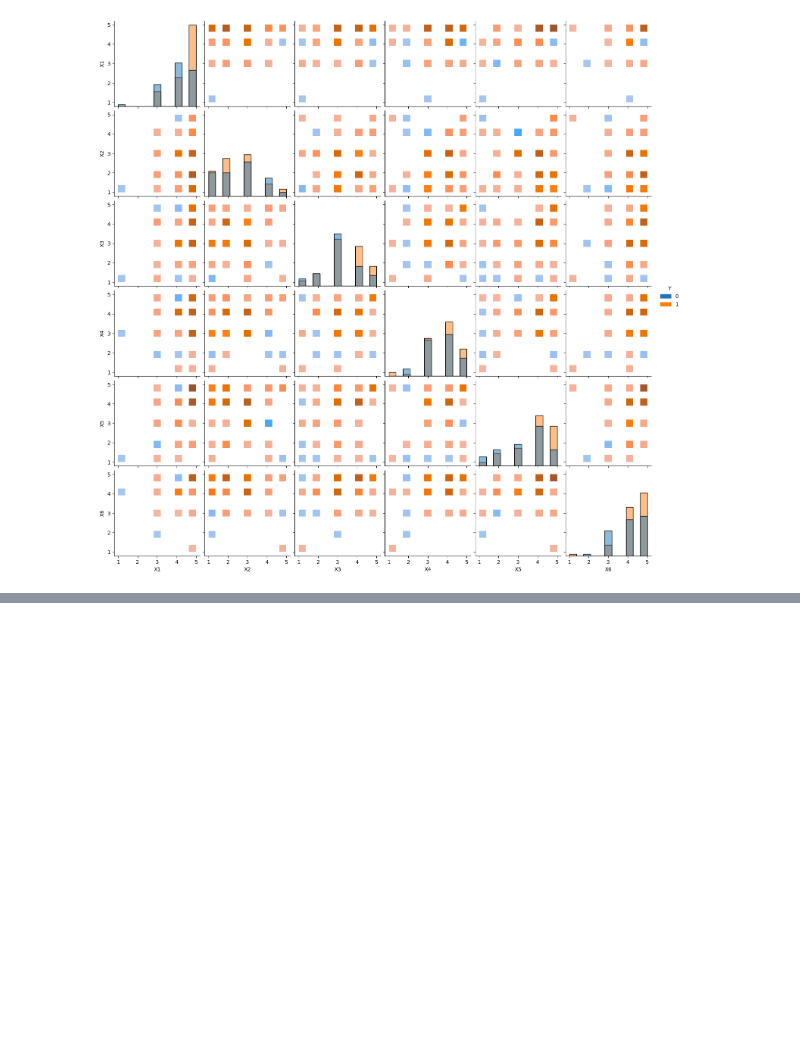
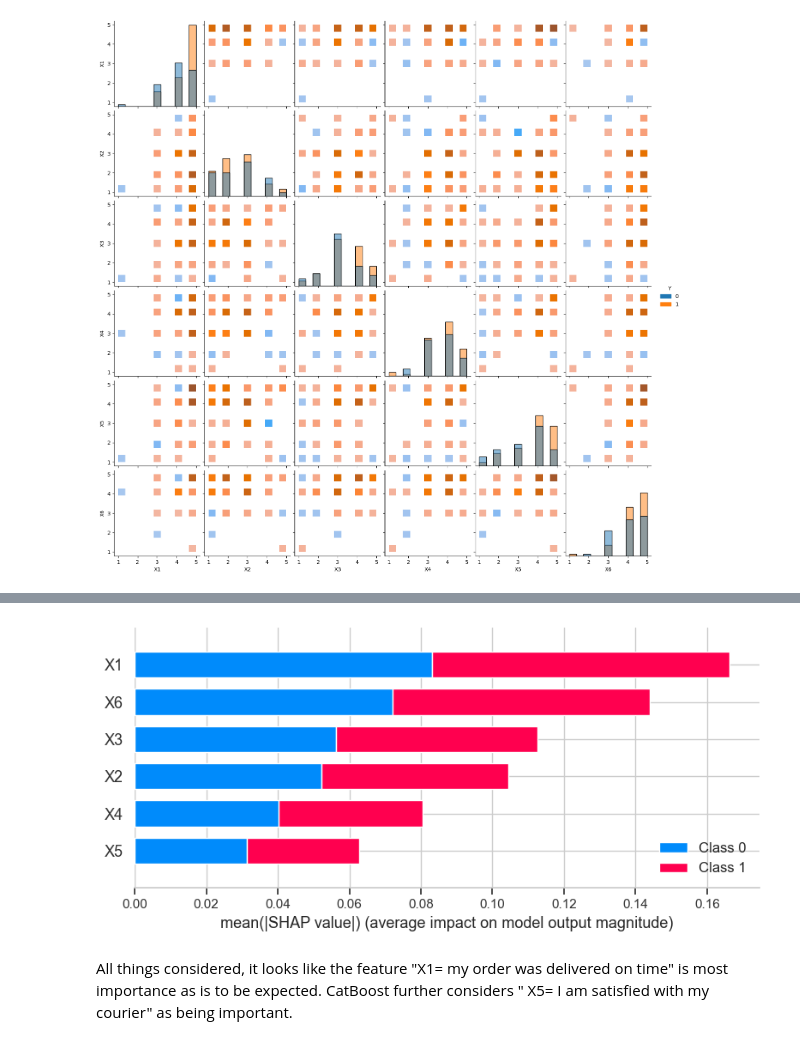
Before and after one commit to pradlanka/Apziva, a Jupyter notebook: fw9kjShd4x6PASAT/HappyCustomers.ipynb, the cells around one changed output, grey strips where cells are left out. Saved outputs shown, nothing was run; the diff lists cells and outputs as text; code cells hidden in the pictures; blank space fills up the shorter version.

```diff
--- a/fw9kjShd4x6PASAT/HappyCustomers.ipynb
+++ b/fw9kjShd4x6PASAT/HappyCustomers.ipynb
@@ -148,0 +337,14 @@ accuracy_scores.mean()
+# %%
+# To confirm, let us look at the feature importances using SHAP and the Random Forest model
+# Split into train and test
+from sklearn.model_selection import train_test_split
+import shap
+shap.initjs()
+X_train, X_test, y_train, y_test = train_test_split(X, y, test_size=0.2, random_state=1)
+from sklearn.ensemble import RandomForestClassifier
+rfc = RandomForestClassifier(n_estimators=100, random_state=0)
+rfc.fit(X_train, y_train)
+explainer = shap.Explainer(rfc)
+shap_values = explainer.shap_values(X_test)
+shap.summary_plot(shap_values, X_test)
+# %% [output]
@@ -148,0 +352,3 @@ accuracy_scores.mean()
+[figure, added]
+# %% [markdown]
+All things considered, it looks like the feature "X1= my order was delivered on time" is most importance as is to be expected. CatBoost further considers " X5= I am satisfied with my courier" as being important.
```
Also changed, not shown: parts of 43 cells of this notebook.
